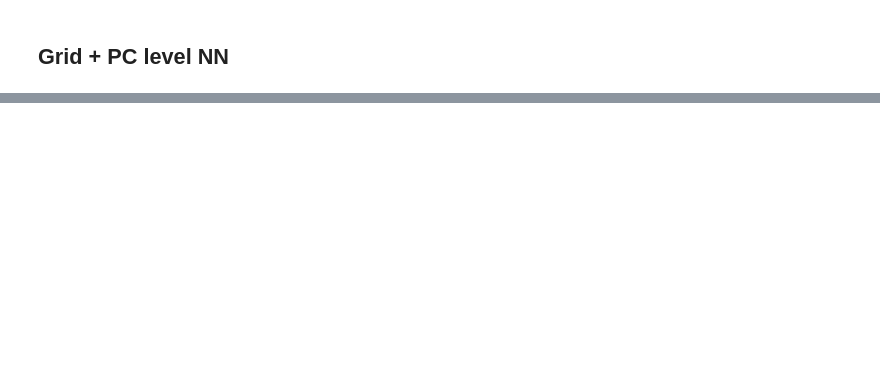
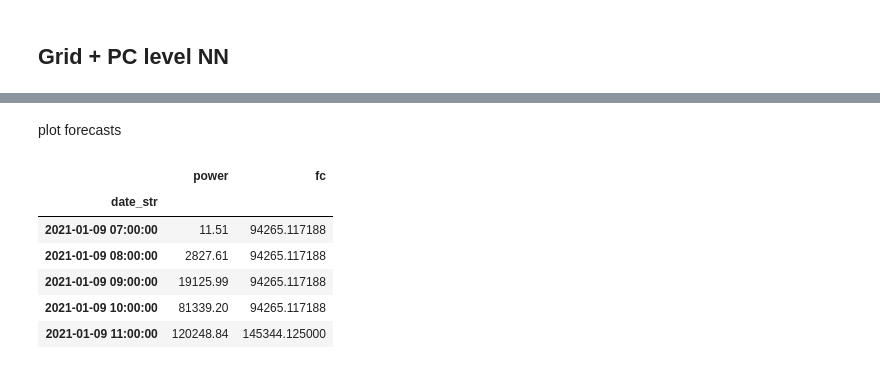
Before and after one commit to ManeeshaPerera/HTCNN-Forecasting, a Jupyter notebook: notebooks/LSTM and TCN results.ipynb, the cells around one changed output, grey strips where cells are left out. Saved outputs shown, nothing was run; the diff lists cells and outputs as text; code cells hidden in the pictures; blank space fills up the shorter version.

```diff
--- a/notebooks/LSTM and TCN results.ipynb
+++ b/notebooks/LSTM and TCN results.ipynb
@@ -132,0 +182,14 @@ plot_loss([loss], ['combined_nn'])
+# %% [markdown]
+plot forecasts
+# %%
+results_df = pd.read_csv(f'../combined_nn_results/grid.csv', index_col=[0])
+# %%
+results_df.head()
+# %% [output]
+|  | power | fc |
+| date_str |  |  |
+| 2021-01-09 07:00:00 | 11.51 | 94265.117188 |
+| 2021-01-09 08:00:00 | 2827.61 | 94265.117188 |
+| 2021-01-09 09:00:00 | 19125.99 | 94265.117188 |
+| 2021-01-09 10:00:00 | 81339.20 | 94265.117188 |
+| 2021-01-09 11:00:00 | 120248.84 | 145344.125000 |
```
Also changed, not shown: parts of 19 cells of this notebook, 1 other file.
